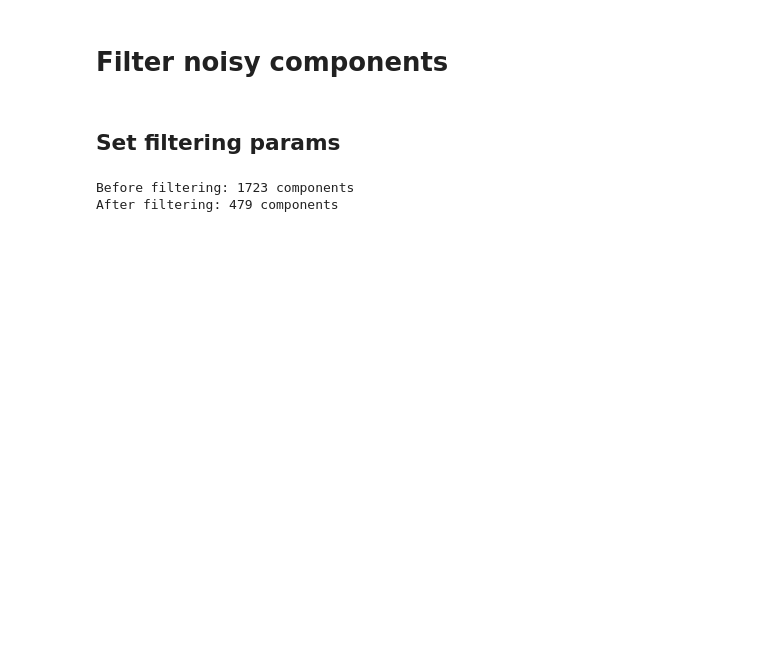
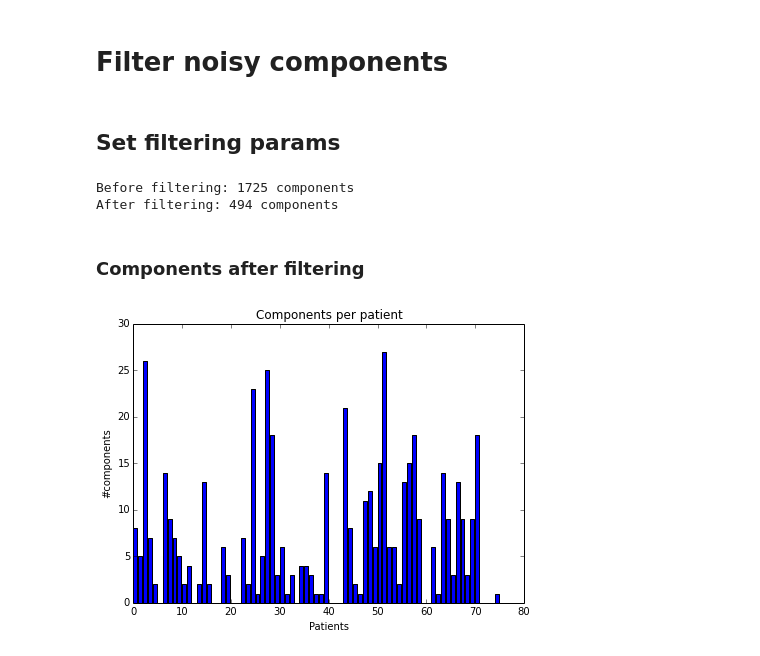
Before and after one commit to kikohs/dynamic-brain, a Jupyter notebook: notebook/Dynamic_pattern_analysis.ipynb, the cells around one changed output. Cells and saved outputs as stored; diff of their text form; code cells hidden in the pictures; blank space fills up the shorter version.

Commit message:
Change normalization, plot filtered components

```diff
--- a/notebook/Dynamic_pattern_analysis.ipynb
+++ b/notebook/Dynamic_pattern_analysis.ipynb
@@ -201,8 +201,8 @@ class Patient:
         # calc mean
         m = self.apply_on_components(f, comp_prop)
         # standard dev
-        var = math.sqrt(f(map(lambda x: (x-m)**2, self.aggregate(comp_prop))))
-        return m, var
+        std = math.sqrt(f(map(lambda x: (x-m)**2, self.aggregate(comp_prop))))
+        return m, std
 
     def component_count(self):
         return len(self.components)
@@ -301,12 +301,34 @@ plt.show()
 min_width = 3
 max_width = 10
 min_height = 2
-max_height = 10
+max_height = 20
 # %%
 comp_filter = [c for c in components if min_height <= c.height() <= max_height and min_width <= c.width() <= max_width]
 # %%
 print 'Before filtering:', len(components), 'components'
 print 'After filtering:', len(comp_filter), 'components'
+components = comp_filter
 # %% [output]
-Before filtering: 1723 components
-After filtering: 479 components
+Before filtering: 1725 components
+After filtering: 494 components
+# %% [markdown]
+### Components after filtering
+# %%
+# Create patients
+patients = [Patient(p) for p in xrange(G.graph['group_count'])]
+
+# Extract useful properties from our components
+for v in components:
+    v.extract_properties()
+    patients[v.ts_group].add_component(v)  # store components in patients
+# %%
+fig = plt.figure(1, (7,5))
+index = np.arange(len(patients))
+components_per_patient = [p.component_count() for p in patients]
+rects1 = plt.bar(index, components_per_patient)
+plt.xlabel('Patients')
+plt.ylabel('#components')
+plt.title('Components per patient')
+plt.show()
+# %% [output]
+[figure, added]
```
Also changed, not shown: parts of 5 cells of this notebook, 4 other files.
